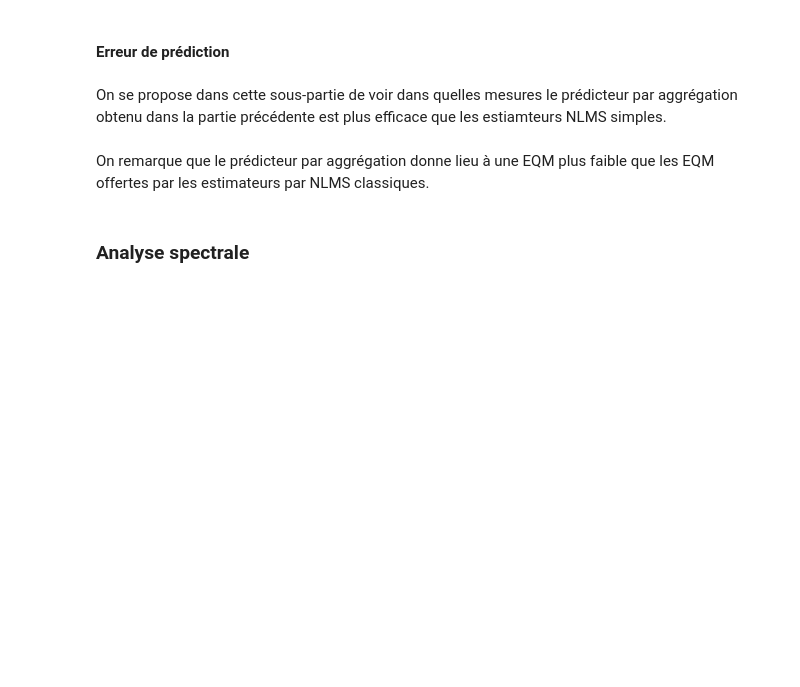
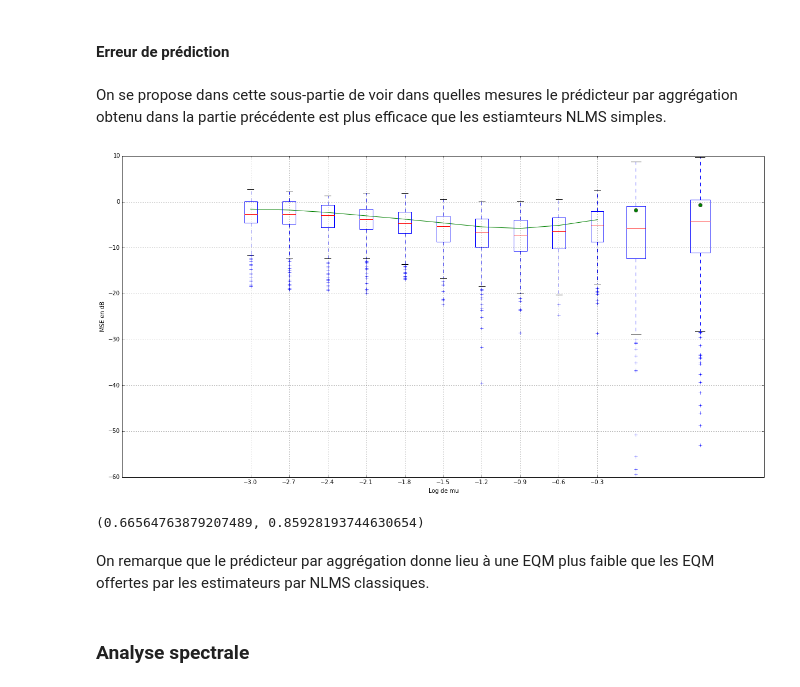
Before and after one commit to jngod2011/TVAR_Prediction, a Jupyter notebook: TVAR_d.ipynb, the cells around one changed output. Saved outputs shown, nothing was run; the diff lists cells and outputs as text; code cells hidden in the pictures; blank space fills up the shorter version.

```diff
--- a/TVAR_d.ipynb
+++ b/TVAR_d.ipynb
@@ -236,7 +236,7 @@ def aggregation(X, estimations, T, eta, strategy = 1):
                 if strategy == 1:
                     v[i] = alpha[i] * np.exp(-2*eta*(pred[t-1]-X[t-1])*estimations[i,t-1])
                 else:
-                    v[i] = alpha[i] * np.exp(-eta*(estimations[i,t-1]-X[t-1])**2)
+                    v[i] = alpha[i] * np.exp(-eta*(pred[t-1]-X[t-1])**2)
             alpha = v / np.sum(v)
 
         pred[t] = np.dot(alpha, estimations[:,t])
@@ -247,29 +247,33 @@ def aggregation(X, estimations, T, eta, strategy = 1):
 # %% [markdown]
 On se propose dans cette sous-partie de voir dans quelles mesures le prédicteur par aggrégation obtenu dans la partie précédente est plus efficace que les estiamteurs NLMS simples.
 # %%
-pred, alpha = aggregation(X, estimations, T, 0.1, 1)
-pred2, alpha2 = aggregation(X, estimations, T, 0.1, 2)
+pred, alpha = aggregation(X, estimations, T, 0.001, 1)
+pred2, alpha2 = aggregation(X, estimations, T, 0.001, 2)
 
 
 MSE_pred = (X[T/2:] - pred[T/2:])**2
 MISE_pred = np.mean(MSE_pred)
 MSE_pred2 = (X[T/2:] - pred2[T/2:])**2
 MISE_pred2 = np.mean(MSE_pred2)
 
 plt.figure(figsize=(20,10))
 plt.plot(log_mu, 10*np.log10(MISE), 'g')
 plt.boxplot(10*np.log10(MSE_pred2), positions = [0.5])
 plt.boxplot(10*np.log10(MSE_pred), positions = [0])
 plt.boxplot(10*np.log10(MSE).T, positions = log_mu, widths = 0.1 * np.ones(N))
 plt.plot(0, 10*np.log10(MISE_pred), 'og')
 plt.plot(0.5, 10*np.log10(MISE_pred2), 'og')
 plt.xlabel("Log de mu")
 plt.ylabel("MSE en dB")
 plt.xlim([np.min(log_mu)-0.5,1])
 plt.grid(True)
+plt.axis((-4,1,-60,10))
 plt.show()
 
 print(MISE_pred,MISE_pred2)
+# %% [output]
+[figure, added]
+(0.66564763879207489, 0.85928193744630654)
 # %% [markdown]
 On remarque que le prédicteur par aggrégation donne lieu à une EQM plus faible que les EQM offertes par les estimateurs par NLMS classiques.
 # %% [markdown]
```
Also changed, not shown: parts of 7 cells of this notebook.
